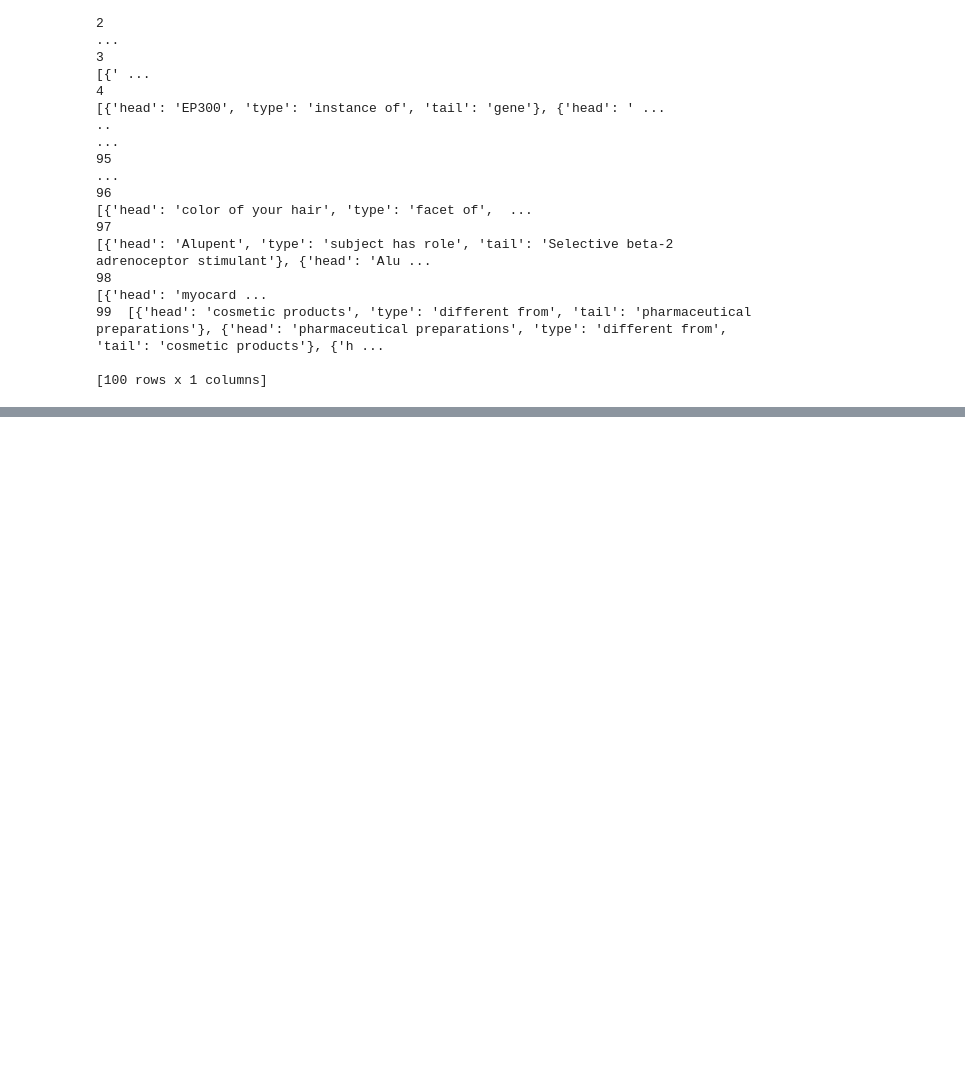
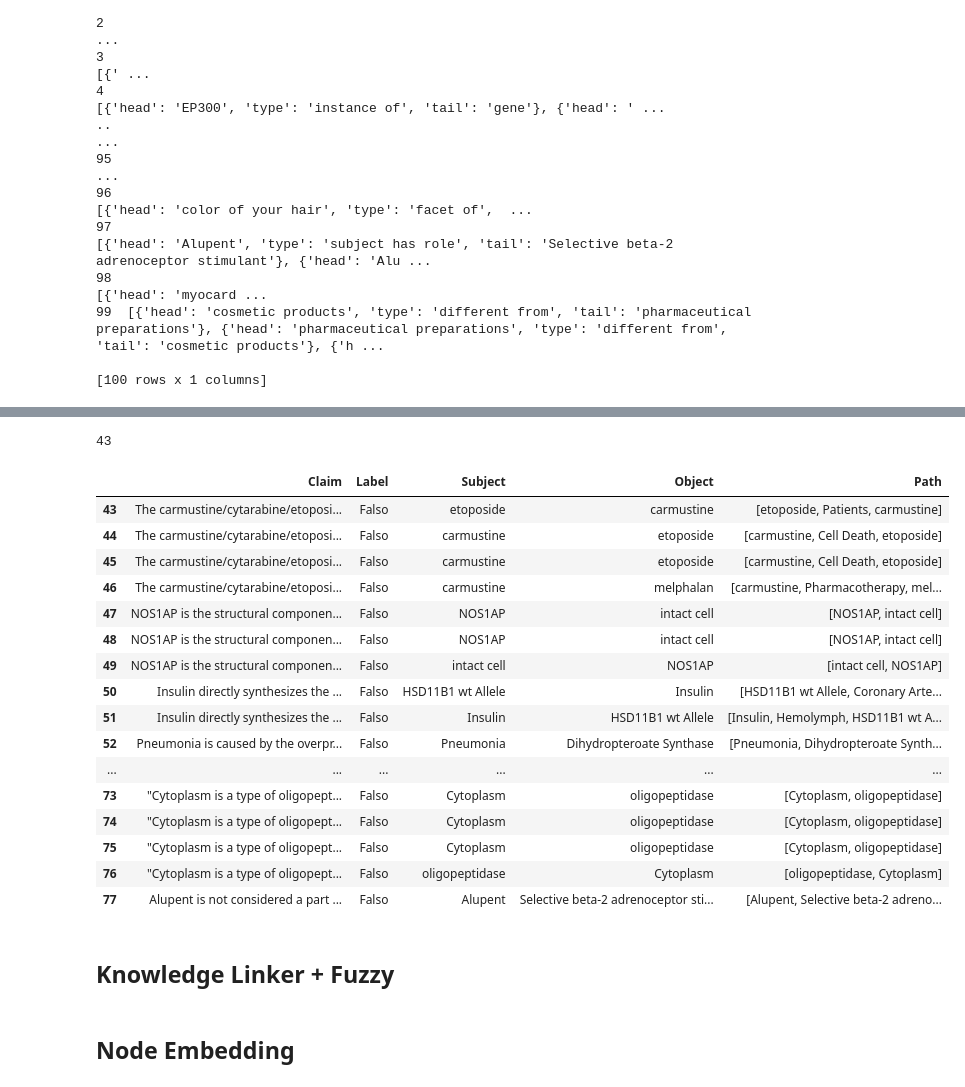
Before and after one commit to SimoneFarallo/integrating_knowledge_with_natural_language_processing_for_enhanced_fact-checking, a Jupyter notebook: Generataion_claims(all_pipeline).ipynb, the cells around one changed output, grey strips where cells are left out. Drawn from its saved outputs; the diff is of its cells as text; code cells hidden in the pictures; blank space fills up the shorter version.

```diff
--- a/Generataion_claims(all_pipeline).ipynb
+++ b/Generataion_claims(all_pipeline).ipynb
@@ -319,0 +494,43 @@ gen_triple['triplets'] = gen_triple['triplets'].apply(lambda triple: [{'SUBJECT_
+# %%
+threshold = 50  # Soglia di accettazione per il fuzzy matching (es. 70%)
+
+total_matched_claims = 0
+total_unmatched_claims = 0
+total_matched_triples = 0
+total_unmatched_triples = 0
+
+for index, row in df_triple.iterrows():
+    claim_text = row['claim']
+    claim_label = row['label']
+    triple_matched_count = 0
+    triple_unmatched_count = 0
+
+    for triplet in row['triplets']:
+        subject = triplet['SUBJECT_NAME']
+        object = triplet['OBJECT_NAME']
+        predicate = triplet['PREDICATE']
+
+        for g_subject, g_object, g_predicate in G.edges(data='label'):
+            if fuzz.ratio(subject, g_subject) > threshold and fuzz.ratio(object, g_object) > threshold and fuzz.ratio(predicate, g_predicate) > threshold:
+                print(f"Fuzzy match trovato per Claim: '{claim_text}' [Label: {claim_label}]: {subject} --({predicate})--> {object}")
+                triple_matched_count += 1
+                break
+        else:
+            print(f"Nessun fuzzy match per Claim: '{claim_text}' [Label: {claim_label}]: {subject} --({predicate})--> {object}")
+            triple_unmatched_count += 1
+
+    print(f"Totali per Claim '{claim_text}' [Label: {claim_label}]: Triple Matchate: {triple_matched_count}, Triple Non Matchate: {triple_unmatched_count}")
+    print("-" * 100)
+
+    total_matched_triples += triple_matched_count
+    total_unmatched_triples += triple_unmatched_count
+    if triple_matched_count > 0:
+        total_matched_claims += 1
+    else:
+        total_unmatched_claims += 1
+
+print(f"Resoconto Finale su tutto il Dataset:")
+print(f"Claims Totali Matchate: {total_matched_claims}")
+print(f"Claims Totali Non Matchate: {total_unmatched_claims}")
+print(f"Triple Totali Matchate: {total_matched_triples}")
+print(f"Triple Totali Non Matchate: {total_unmatched_triples}")
@@ -319,0 +686,26 @@ gen_triple['triplets'] = gen_triple['triplets'].apply(lambda triple: [{'SUBJECT_
+# %%
+len(matched_df[matched_df['Label'] == 'Vero'])
+# %% [output]
+43
+# %%
+matched_df[matched_df['Label'] == 'Falso']
+# %% [output]
+|  | Claim | Label | Subject | Object | Path |
+| 43 | The carmustine/cytarabine/etoposi... | Falso | etoposide | carmustine | [etoposide, Patients, carmustine] |
+| 44 | The carmustine/cytarabine/etoposi... | Falso | carmustine | etoposide | [carmustine, Cell Death, etoposide] |
+| 45 | The carmustine/cytarabine/etoposi... | Falso | carmustine | etoposide | [carmustine, Cell Death, etoposide] |
+| 46 | The carmustine/cytarabine/etoposi... | Falso | carmustine | melphalan | [carmustine, Pharmacotherapy, mel... |
+| 47 | NOS1AP is the structural componen... | Falso | NOS1AP | intact cell | [NOS1AP, intact cell] |
+| 48 | NOS1AP is the structural componen... | Falso | NOS1AP | intact cell | [NOS1AP, intact cell] |
+| 49 | NOS1AP is the structural componen... | Falso | intact cell | NOS1AP | [intact cell, NOS1AP] |
+| 50 | Insulin directly synthesizes the ... | Falso | HSD11B1 wt Allele | Insulin | [HSD11B1 wt Allele, Coronary Arte... |
+| 51 | Insulin directly synthesizes the ... | Falso | Insulin | HSD11B1 wt Allele | [Insulin, Hemolymph, HSD11B1 wt A... |
+| 52 | Pneumonia is caused by the overpr... | Falso | Pneumonia | Dihydropteroate Synthase | [Pneumonia, Dihydropteroate Synth... |
+| ... | ... | ... | ... | ... | ... |
+| 73 | "Cytoplasm is a type of oligopept... | Falso | Cytoplasm | oligopeptidase | [Cytoplasm, oligopeptidase] |
+| 74 | "Cytoplasm is a type of oligopept... | Falso | Cytoplasm | oligopeptidase | [Cytoplasm, oligopeptidase] |
+| 75 | "Cytoplasm is a type of oligopept... | Falso | Cytoplasm | oligopeptidase | [Cytoplasm, oligopeptidase] |
+| 76 | "Cytoplasm is a type of oligopept... | Falso | oligopeptidase | Cytoplasm | [oligopeptidase, Cytoplasm] |
+| 77 | Alupent is not considered a part ... | Falso | Alupent | Selective beta-2 adrenoceptor sti... | [Alupent, Selective beta-2 adreno... |
+# %% [markdown]
+## Knowledge Linker + Fuzzy
@@ -319,0 +759,2 @@ gen_triple['triplets'] = gen_triple['triplets'].apply(lambda triple: [{'SUBJECT_
+# %% [markdown]
+## Node Embedding
```
Also changed, not shown: parts of 25 cells of this notebook.
